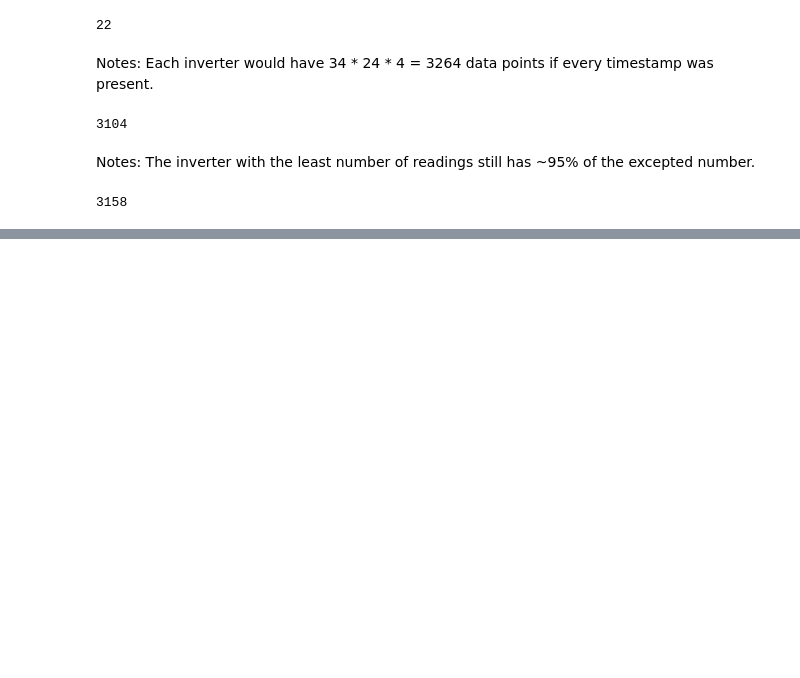
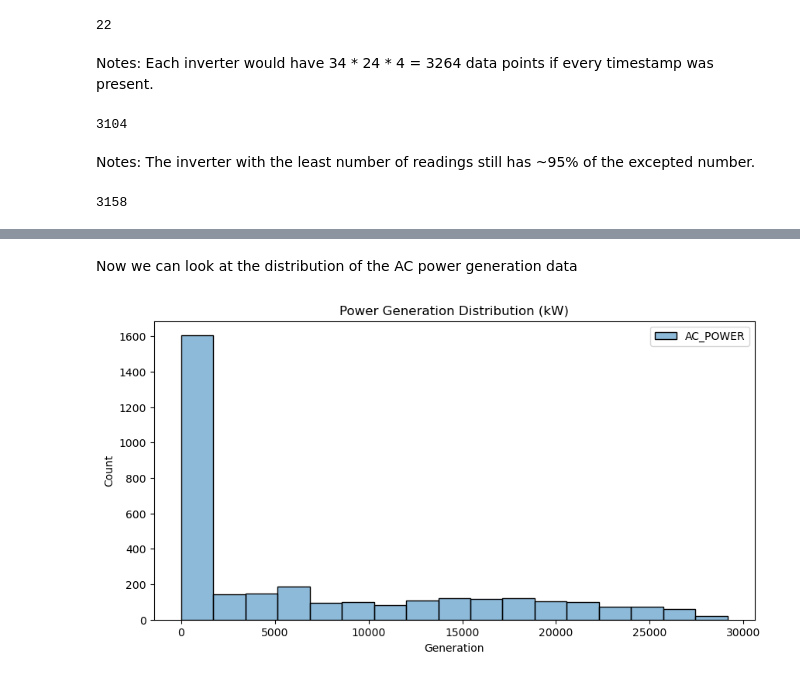
Before and after one commit to joshmdata/data-science-projects, a Jupyter notebook: time-series-forecasting-solar-power-generation.ipynb, the cells around one changed output, grey strips where cells are left out. Saved outputs shown, nothing was run; the diff lists cells and outputs as text; code cells hidden in the pictures; blank space fills up the shorter version.

```diff
--- a/time-series-forecasting-solar-power-generation.ipynb
+++ b/time-series-forecasting-solar-power-generation.ipynb
@@ -160,0 +172,12 @@ sns.histplot(df)
+# %%
+df = plt1_gen.drop(['DC_POWER', 'DAILY_YIELD', 'TOTAL_YIELD'], axis=1)
+# %% [markdown]
+Now we can look at the distribution of the AC power generation data
+# %%
+fig, ax = plt.subplots(figsize=(10,5))
+sns.histplot(df)
+plt.title('Power Generation Distribution (kW)')
+plt.xlabel('Generation')
+plt.show()
+# %% [output]
+[figure, added]
```
Also changed, not shown: parts of 70 cells of this notebook.
